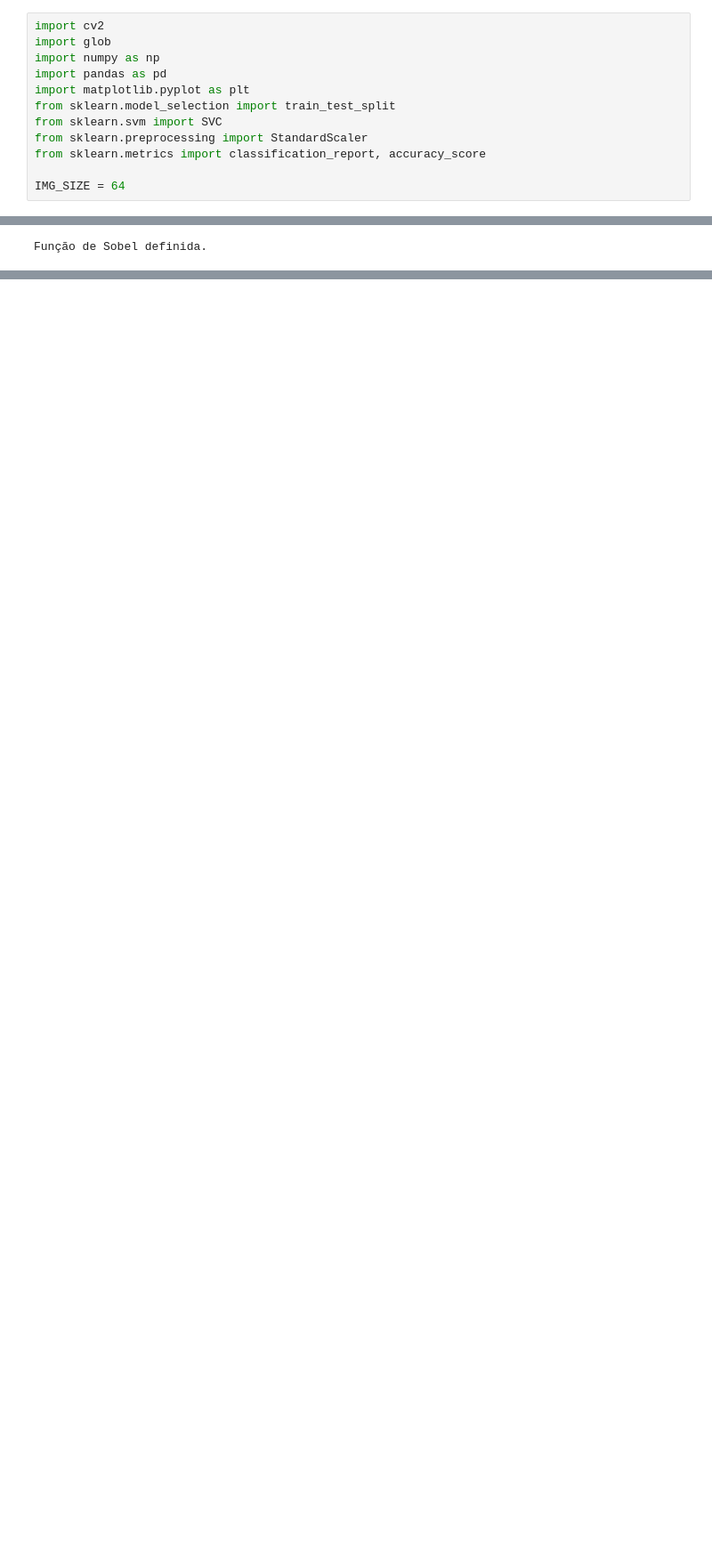
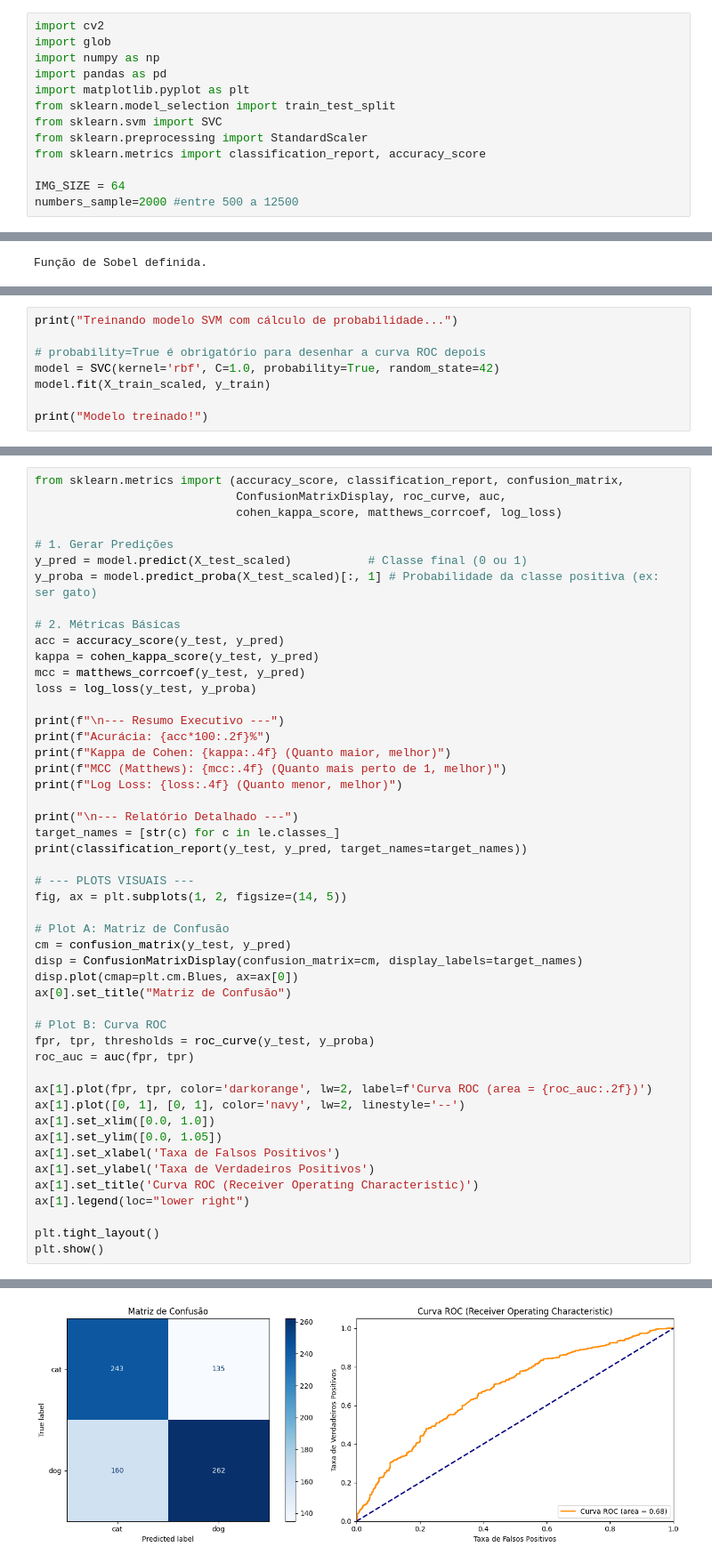
Before and after one commit to JuniorPrado-dev/to-study, a Jupyter notebook: machine_Learn/dog_or_cat.ipynb, the cells around one changed output, grey strips where cells are left out. Shown at 89% size. Saved outputs shown, nothing was run; the diff lists cells and outputs as text; blank space fills up the shorter version.

```diff
--- a/machine_Learn/dog_or_cat.ipynb
+++ b/machine_Learn/dog_or_cat.ipynb
@@ -13,3 +55,4 @@ from sklearn.preprocessing import StandardScaler
 from sklearn.metrics import classification_report, accuracy_score
 
 IMG_SIZE = 64
+numbers_sample=2000 #entre 500 a 12500
@@ -167,0 +199,8 @@ weighted avg       0.66      0.66      0.66      5000
+# %%
+print("Treinando modelo SVM com cálculo de probabilidade...")
+
+# probability=True é obrigatório para desenhar a curva ROC depois
+model = SVC(kernel='rbf', C=1.0, probability=True, random_state=42)
+model.fit(X_train_scaled, y_train)
+
+print("Modelo treinado!")
@@ -167,0 +210,50 @@ weighted avg       0.66      0.66      0.66      5000
+# %%
+from sklearn.metrics import (accuracy_score, classification_report, confusion_matrix,
+                             ConfusionMatrixDisplay, roc_curve, auc,
+                             cohen_kappa_score, matthews_corrcoef, log_loss)
+
+# 1. Gerar Predições
+y_pred = model.predict(X_test_scaled)           # Classe final (0 ou 1)
+y_proba = model.predict_proba(X_test_scaled)[:, 1] # Probabilidade da classe positiva (ex: ser gato)
+
+# 2. Métricas Básicas
+acc = accuracy_score(y_test, y_pred)
+kappa = cohen_kappa_score(y_test, y_pred)
+mcc = matthews_corrcoef(y_test, y_pred)
+loss = log_loss(y_test, y_proba)
+
+print(f"\n--- Resumo Executivo ---")
+print(f"Acurácia: {acc*100:.2f}%")
+print(f"Kappa de Cohen: {kappa:.4f} (Quanto maior, melhor)")
+print(f"MCC (Matthews): {mcc:.4f} (Quanto mais perto de 1, melhor)")
+print(f"Log Loss: {loss:.4f} (Quanto menor, melhor)")
+
+print("\n--- Relatório Detalhado ---")
+target_names = [str(c) for c in le.classes_]
+print(classification_report(y_test, y_pred, target_names=target_names))
+
+# --- PLOTS VISUAIS ---
+fig, ax = plt.subplots(1, 2, figsize=(14, 5))
+
+# Plot A: Matriz de Confusão
+cm = confusion_matrix(y_test, y_pred)
+disp = ConfusionMatrixDisplay(confusion_matrix=cm, display_labels=target_names)
+disp.plot(cmap=plt.cm.Blues, ax=ax[0])
+ax[0].set_title("Matriz de Confusão")
+
+# Plot B: Curva ROC
+fpr, tpr, thresholds = roc_curve(y_test, y_proba)
+roc_auc = auc(fpr, tpr)
+
+ax[1].plot(fpr, tpr, color='darkorange', lw=2, label=f'Curva ROC (area = {roc_auc:.2f})')
+ax[1].plot([0, 1], [0, 1], color='navy', lw=2, linestyle='--')
+ax[1].set_xlim([0.0, 1.0])
+ax[1].set_ylim([0.0, 1.05])
+ax[1].set_xlabel('Taxa de Falsos Positivos')
+ax[1].set_ylabel('Taxa de Verdadeiros Positivos')
+ax[1].set_title('Curva ROC (Receiver Operating Characteristic)')
+ax[1].legend(loc="lower right")
+
+plt.tight_layout()
+plt.show()
+# %% [output]
@@ -167,0 +275 @@ weighted avg       0.66      0.66      0.66      5000
+[figure, added]
```
Also changed, not shown: parts of 9 cells of this notebook, 2 other files.
